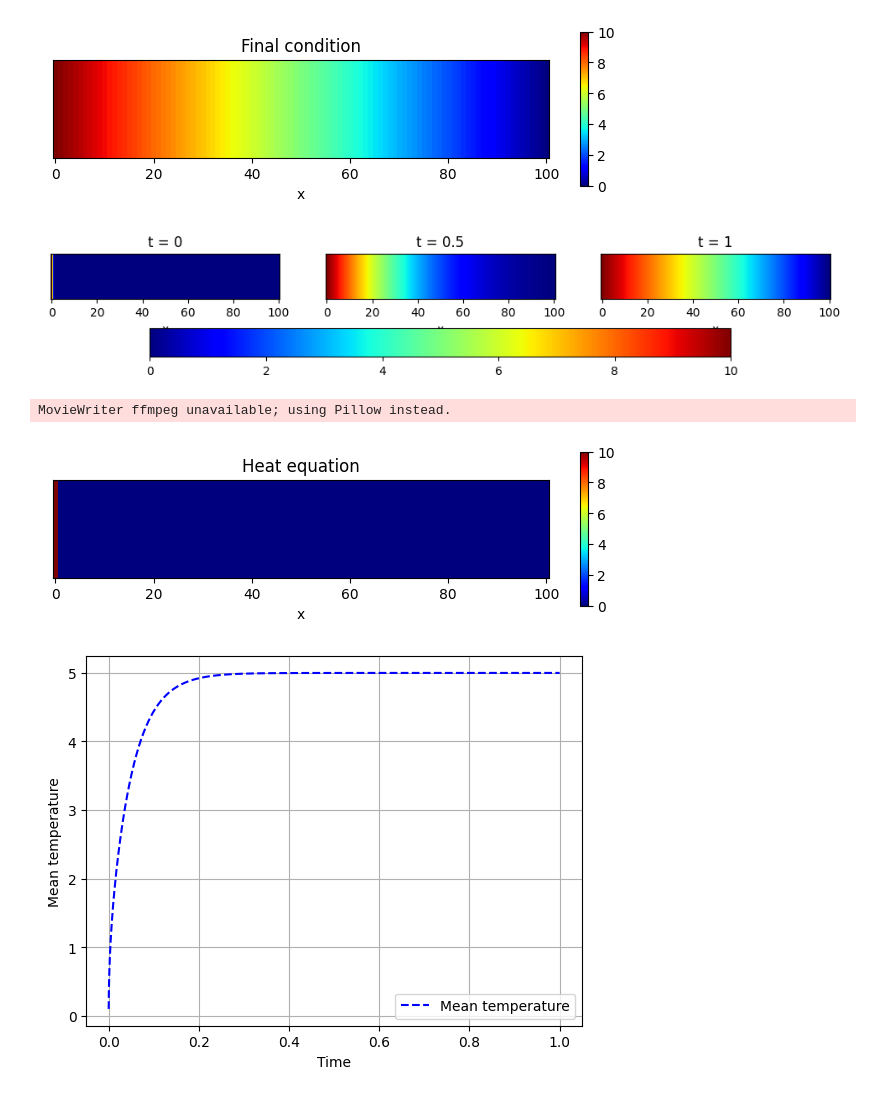
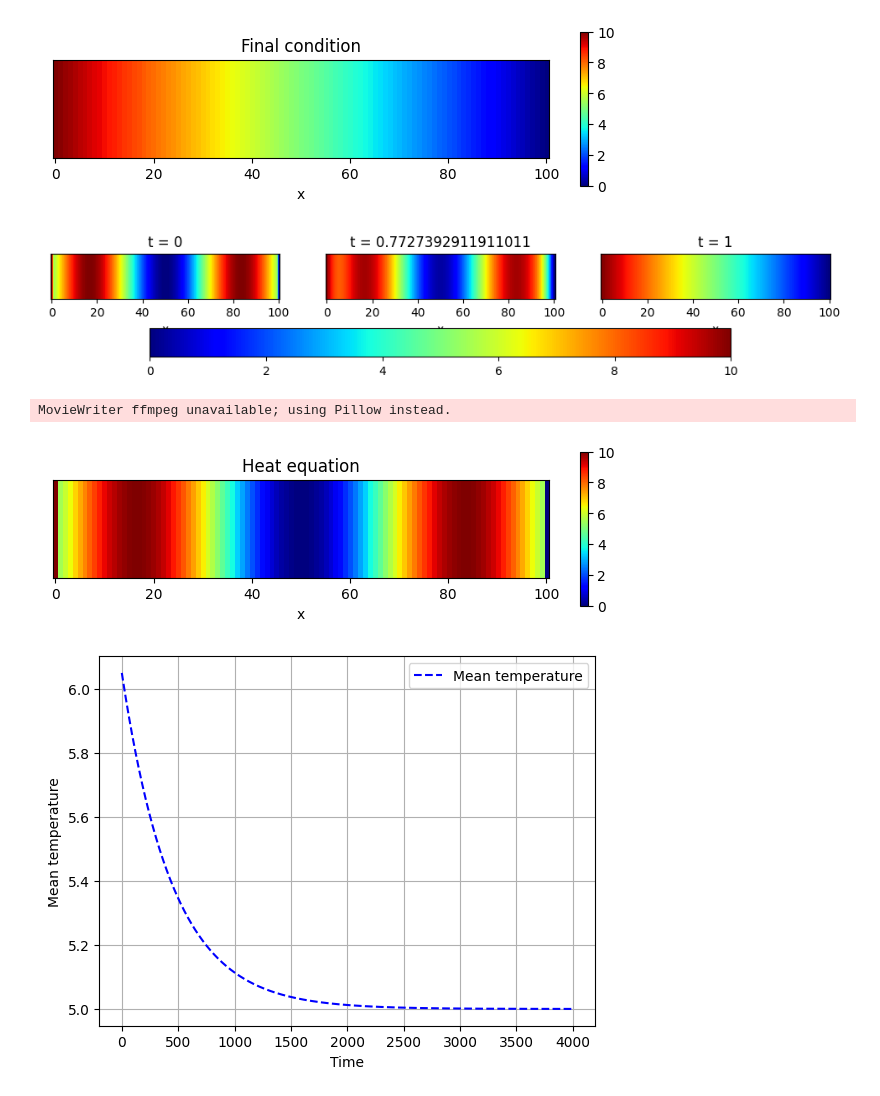
Before and after one commit to abelsr/Computational-Physics, a Jupyter notebook: Thermodynamics/Heat Equation/heat_equation_1d.ipynb, the cells around one changed output. Drawn from its saved outputs; the diff is of its cells as text; code cells hidden in the pictures.

Commit message:
Add heat equation 1D numpy file and test gif

```diff
--- a/Thermodynamics/Heat Equation/heat_equation_1d.ipynb
+++ b/Thermodynamics/Heat Equation/heat_equation_1d.ipynb
@@ -77,22 +78,22 @@ import matplotlib.animation as animation
 L = 1.0 # Length of the rod
 N = 100 # Number of points
 dx = L/N # Distance between points
-tf = 1.0 # Final time
-alpha = 2.0 # Diffusion coefficient
+tf = 10.0 # Final time
+alpha = 1.0e-2 # Diffusion coefficient
 dt = (dx**2)/(4*alpha) # Time step (stability condition)
 # %%
 # Create the grid
 u = np.empty((int(tf/dt)+1, N+1)) # Create the grid
 
 # Initial condition
-u0 = 0.0 # Initial temperature
+u0 = 5+5*np.sin(3*np.pi*np.linspace(0, L, N+1)/L) # Initial condition
 
 # Boundary conditions
 u_left = 10.0 # Left boundary condition
 u_right = 0.0 # Right boundary condition
 
 # Set the initial condition
-u.fill(u0) # Set the initial condition
+u[0,:] = u0
 
 # Set the boundary conditions
 u[:,0] = u_left # Set the left boundary condition
@@ -149,7 +167,7 @@ ax[0].imshow(data[:,:,0].T, cmap='jet', vmin=0.0, vmax=10.0)
 ax[1].set_title('t = ' + str(tf/2))
 ax[1].set_xlabel('x')
 ax[1].set_yticks([])
-ax[1].imshow(data[:,:,3000].T, cmap='jet', vmin=0.0, vmax=10.0)
+ax[1].imshow(data[:,:,30].T, cmap='jet', vmin=0.0, vmax=10.0)
 ax[2].set_title('t = 1')
 ax[2].set_xlabel('x')
 ax[2].set_yticks([])
@@ -157,47 +175,47 @@ ax[2].imshow(data[:,:,-1].T, cmap='jet', vmin=0.0, vmax=10.0)
 
 # Add a colorbar horizontally
 plt.colorbar(plot, ax=ax, orientation='horizontal')
-plt.savefig('heat_equation_1d.png', dpi=300, bbox_inches='tight', transparent=True)
+# plt.savefig('heat_equation_1d.png', dpi=300, bbox_inches='tight', transparent=True)
 plt.show()
 # %% [output]
-[figure, old version]
+[figure, new version]
 # %%
 # Create animation
 fig = plt.figure(figsize=(8,2))
 
 # Create the axes
 ax = fig.add_subplot(111)
 ax.set_xlabel('x')
 ax.set_yticks([])
 ax.set_title('Heat equation')
 
 # Plot the initial condition
 plot = ax.imshow(data[:,:,0].T, cmap='jet', vmin=0.0, vmax=10.0)
 plt.colorbar(plot, ax=ax)
 
 # Update function
 def update(i):
     plot.set_data(data[:,:,i*10].T)
     return plot
 
 # Animate
-ani = animation.FuncAnimation(fig, update, frames=1000, interval=1)
-ani.save('heat_equation_1d.gif', fps=30)
+ani = animation.FuncAnimation(fig, update, frames=400, interval=1)
+ani.save('heat_equation_test.gif', fps=10)
 # %% [output]
 MovieWriter ffmpeg unavailable; using Pillow instead.
-[figure, old version]
+[figure, new version]
 # %%
 # Plot of mean temperature vs time
 plt.figure()
 t_mean = np.linspace(0, tf, int(tf/dt)+1)
-plt.plot(t_mean, np.mean(data[:,0,:], axis=0), 'b--', label='Mean temperature')
+plt.plot(np.mean(data[:,0,:], axis=0), 'b--', label='Mean temperature')
 plt.xlabel('Time')
 plt.ylabel('Mean temperature')
 plt.legend()
 plt.grid()
 plt.show()
 # %% [output]
-[figure, old version]
+[figure, new version]
 # %%
 # Plot temperature at time t final vs x
 plt.figure()
```
Also changed, not shown: parts of 9 cells of this notebook, 2 other files.
